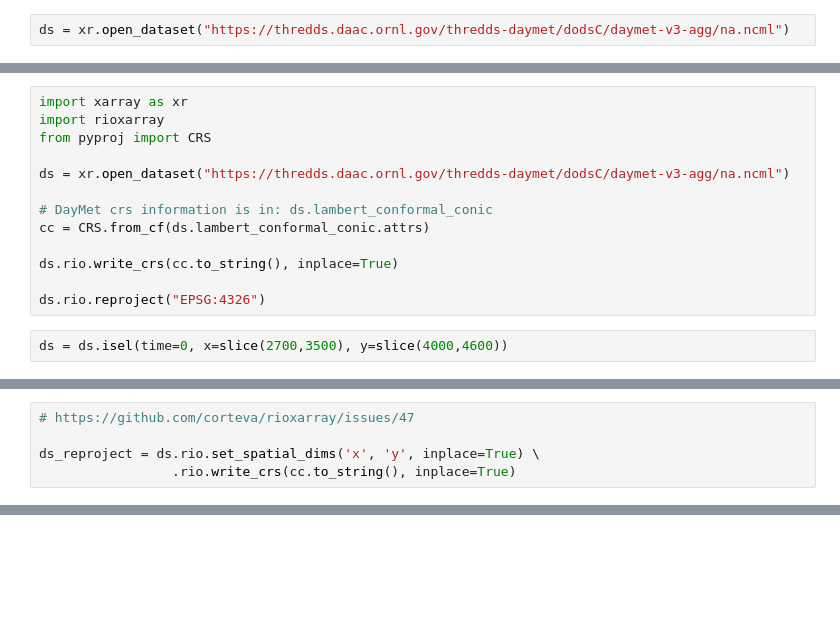
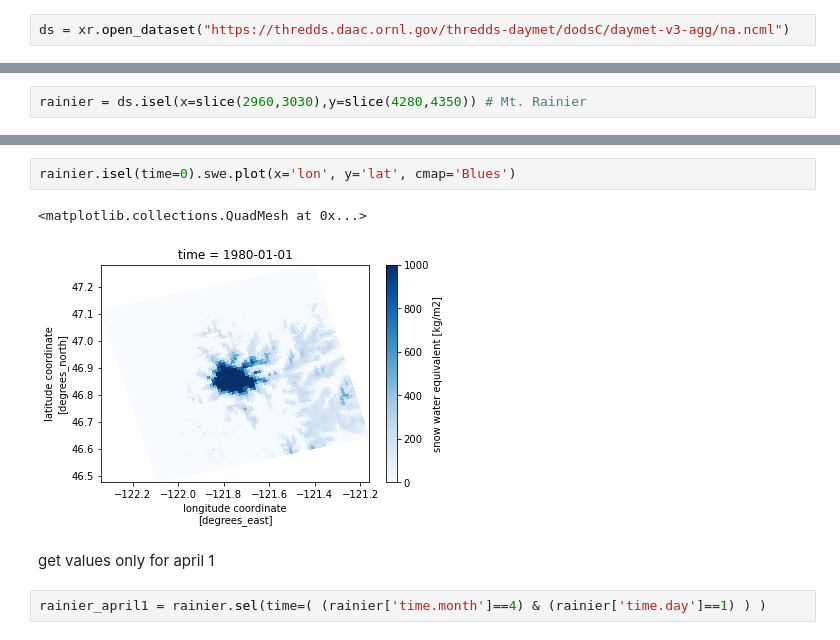
Before and after one commit to waterhackweek/waterdata, a Jupyter notebook: gridded_data_tutorial_3.ipynb, the cells around one changed output, grey strips where cells are left out. Drawn from its saved outputs; the diff is of its cells as text; blank space fills up the shorter version.

```diff
--- a/gridded_data_tutorial_3.ipynb
+++ b/gridded_data_tutorial_3.ipynb
@@ -216,15 +32,0 @@ DayMet is provided in a [Lambert conformal conic projection](https://en.wikipedi
-# %%
-import xarray as xr
-import rioxarray
-from pyproj import CRS
-
-ds = xr.open_dataset("https://thredds.daac.ornl.gov/thredds-daymet/dodsC/daymet-v3-agg/na.ncml")
-
-# DayMet crs information is in: ds.lambert_conformal_conic
-cc = CRS.from_cf(ds.lambert_conformal_conic.attrs)
-
-ds.rio.write_crs(cc.to_string(), inplace=True)
-
-ds.rio.reproject("EPSG:4326")
-# %%
-ds = ds.isel(time=0, x=slice(2700,3500), y=slice(4000,4600))
@@ -249,5 +32,0 @@ cc
-# %%
-# https://github.com/corteva/rioxarray/issues/47
-
-ds_reproject = ds.rio.set_spatial_dims('x', 'y', inplace=True) \
-                 .rio.write_crs(cc.to_string(), inplace=True)
@@ -255,0 +35,2 @@ ds_reproject.rio.crs
+# %%
+rainier = ds.isel(x=slice(2960,3030),y=slice(4280,4350)) # Mt. Rainier
@@ -255,0 +57,9 @@ ds_reproject.rio.crs
+# %%
+rainier.isel(time=0).swe.plot(x='lon', y='lat', cmap='Blues')
+# %% [output]
+<matplotlib.collections.QuadMesh at 0x...>
+[figure, added]
+# %% [markdown]
+get values only for april 1
+# %%
+rainier_april1 = rainier.sel(time=( (rainier['time.month']==4) & (rainier['time.day']==1) ) )
```
Also changed, not shown: parts of 51 cells of this notebook, 1 other file.
